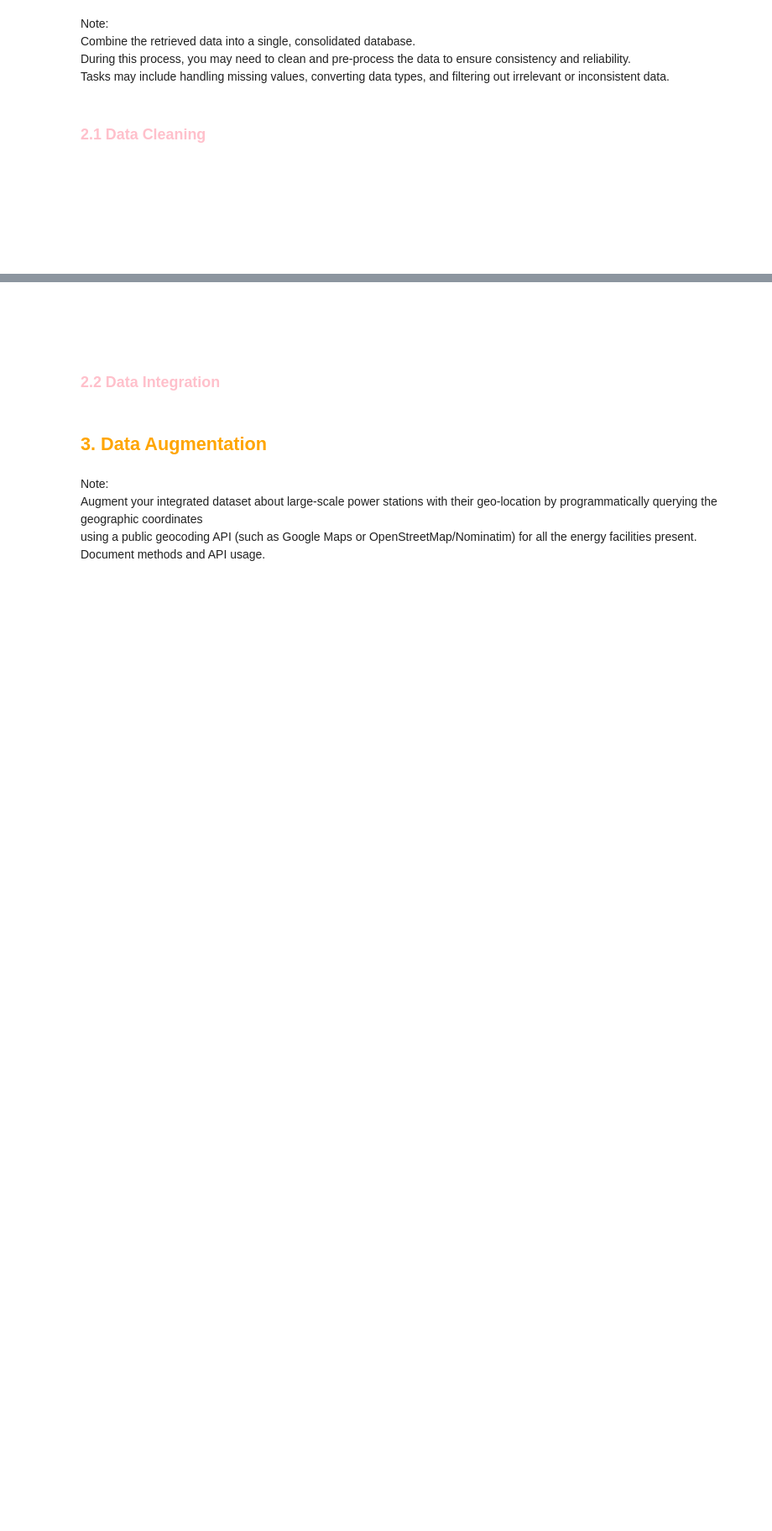
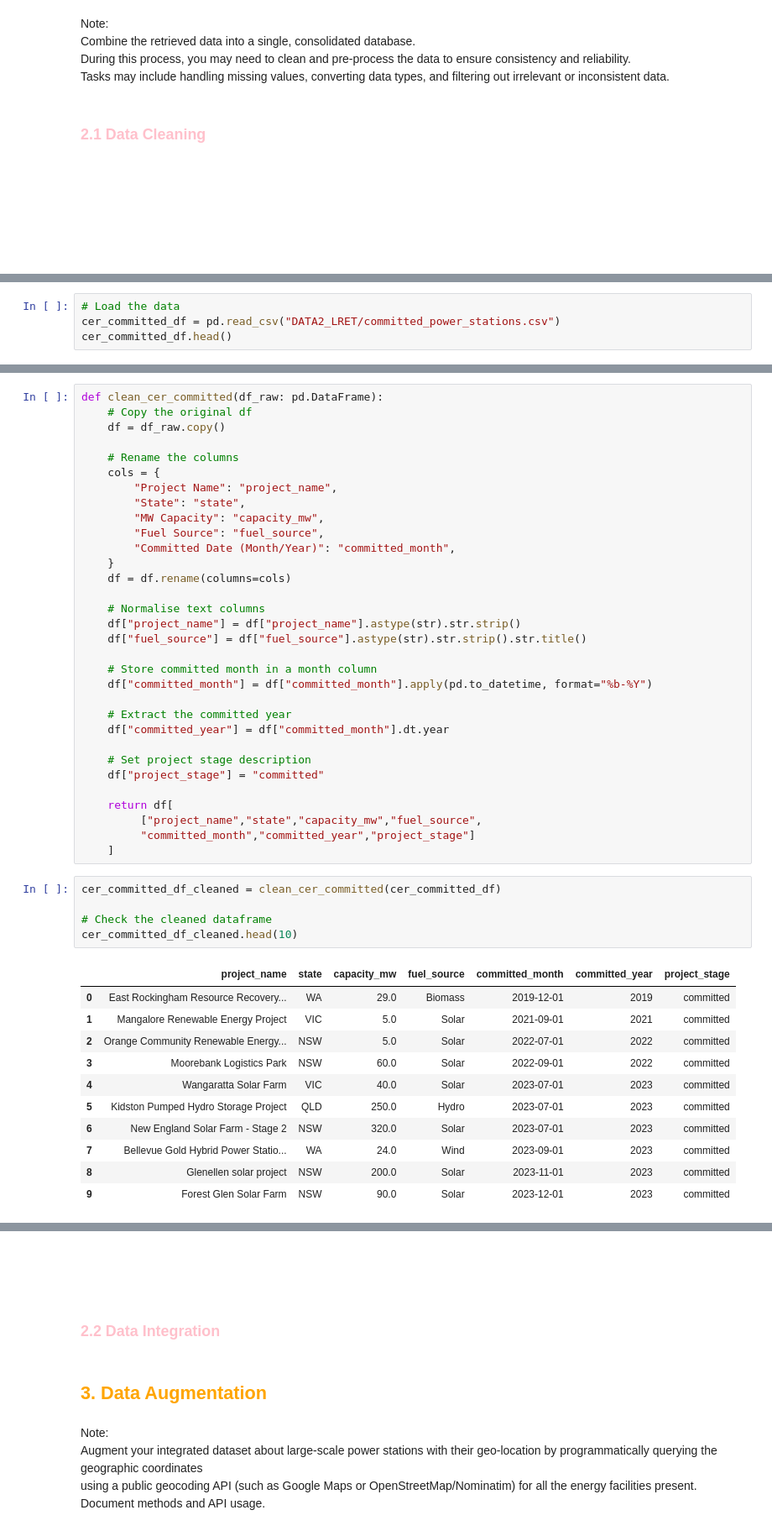
Before and after one commit to renggafirmandika/data_engineering, a Jupyter notebook: Assignment_1.ipynb, the cells around one changed output, grey strips where cells are left out. Shown at 84% size. Drawn from its saved outputs; the diff is of its cells as text; blank space fills up the shorter version.

```diff
--- a/Assignment_1.ipynb
+++ b/Assignment_1.ipynb
@@ -489,0 +607,4 @@ Tasks may include handling missing values, converting data types, and filtering
+# %%
+# Load the data
+cer_committed_df = pd.read_csv("DATA2_LRET/committed_power_stations.csv")
+cer_committed_df.head()
@@ -489,0 +639,49 @@ Tasks may include handling missing values, converting data types, and filtering
+# %%
+def clean_cer_committed(df_raw: pd.DataFrame):
+    # Copy the original df
+    df = df_raw.copy()
+
+    # Rename the columns
+    cols = {
+        "Project Name": "project_name",
+        "State": "state",
+        "MW Capacity": "capacity_mw",
+        "Fuel Source": "fuel_source",
+        "Committed Date (Month/Year)": "committed_month",
+    }
+    df = df.rename(columns=cols)
+
+    # Normalise text columns
+    df["project_name"] = df["project_name"].astype(str).str.strip()
+    df["fuel_source"] = df["fuel_source"].astype(str).str.strip().str.title()
+
+    # Store committed month in a month column
+    df["committed_month"] = df["committed_month"].apply(pd.to_datetime, format="%b-%Y")
+
+    # Extract the committed year
+    df["committed_year"] = df["committed_month"].dt.year
+
+    # Set project stage description
+    df["project_stage"] = "committed"
+
+    return df[
+         ["project_name","state","capacity_mw","fuel_source",
+         "committed_month","committed_year","project_stage"]
+    ]
+# %%
+cer_committed_df_cleaned = clean_cer_committed(cer_committed_df)
+
+# Check the cleaned dataframe
+cer_committed_df_cleaned.head(10)
+# %% [output]
+|  | project_name | state | capacity_mw | fuel_source | committed_month | committed_year | project_stage |
+| 0 | East Rockingham Resource Recovery... | WA | 29.0 | Biomass | 2019-12-01 | 2019 | committed |
+| 1 | Mangalore Renewable Energy Project | VIC | 5.0 | Solar | 2021-09-01 | 2021 | committed |
+| 2 | Orange Community Renewable Energy... | NSW | 5.0 | Solar | 2022-07-01 | 2022 | committed |
+| 3 | Moorebank Logistics Park | NSW | 60.0 | Solar | 2022-09-01 | 2022 | committed |
+| 4 | Wangaratta Solar Farm | VIC | 40.0 | Solar | 2023-07-01 | 2023 | committed |
+| 5 | Kidston Pumped Hydro Storage Project | QLD | 250.0 | Hydro | 2023-07-01 | 2023 | committed |
+| 6 | New England Solar Farm - Stage 2 | NSW | 320.0 | Solar | 2023-07-01 | 2023 | committed |
+| 7 | Bellevue Gold Hybrid Power Statio... | WA | 24.0 | Wind | 2023-09-01 | 2023 | committed |
+| 8 | Glenellen solar project | NSW | 200.0 | Solar | 2023-11-01 | 2023 | committed |
+| 9 | Forest Glen Solar Farm | NSW | 90.0 | Solar | 2023-12-01 | 2023 | committed |
```
Also changed, not shown: parts of 17 cells of this notebook.
